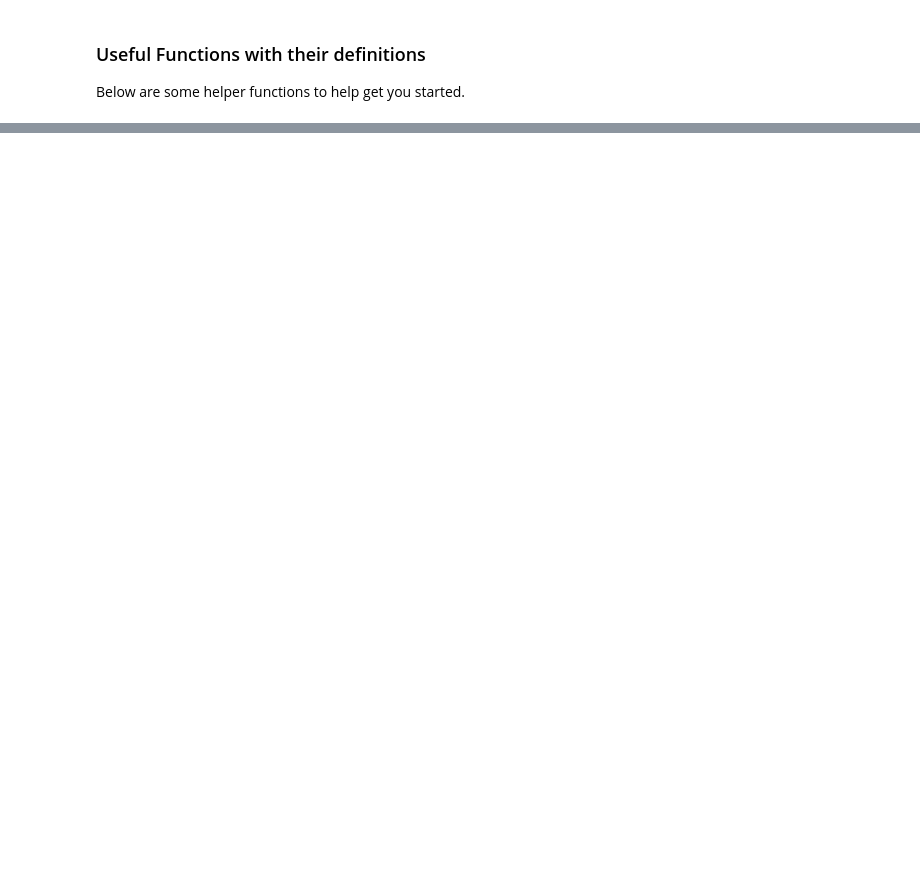
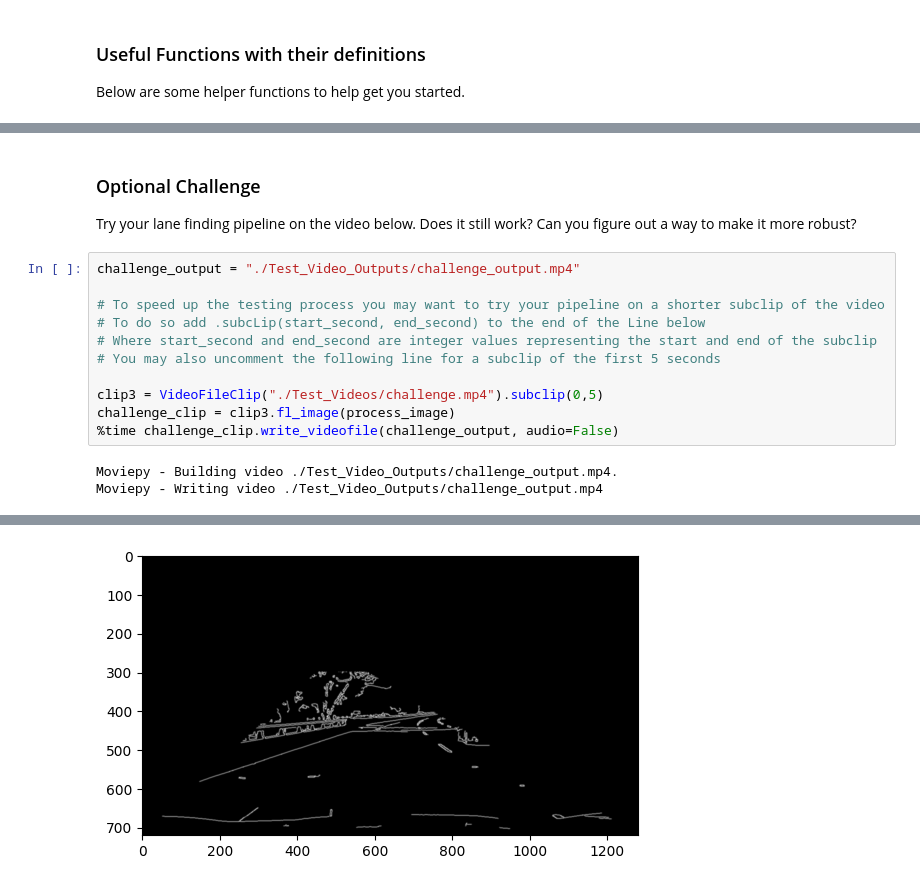
Before and after one commit to gtrupiano/ADAS-Lane-Keeping-Robot, a Jupyter notebook: IPR_1/Given_Term_Project_Code.ipynb, the cells around one changed output, grey strips where cells are left out. Cells and saved outputs as stored; diff of their text form; blank space fills up the shorter version.

```diff
--- a/IPR_1/Given_Term_Project_Code.ipynb
+++ b/IPR_1/Given_Term_Project_Code.ipynb
@@ -96,0 +356,18 @@ plt.imshow(gray_img, cmap='gray')
+# %% [markdown]
+### Optional Challenge
+
+Try your lane finding pipeline on the video below. Does it still work? Can you figure out a way to make it more robust?
+# %%
+challenge_output = "./Test_Video_Outputs/challenge_output.mp4"
+
+# To speed up the testing process you may want to try your pipeline on a shorter subclip of the video
+# To do so add .subcLip(start_second, end_second) to the end of the Line below
+# Where start_second and end_second are integer values representing the start and end of the subclip
+# You may also uncomment the following line for a subclip of the first 5 seconds
+
+clip3 = VideoFileClip("./Test_Videos/challenge.mp4").subclip(0,5)
+challenge_clip = clip3.fl_image(process_image)
+%time challenge_clip.write_videofile(challenge_output, audio=False)
+# %% [output]
+Moviepy - Building video ./Test_Video_Outputs/challenge_output.mp4.
+Moviepy - Writing video ./Test_Video_Outputs/challenge_output.mp4
@@ -96,0 +378 @@ plt.imshow(gray_img, cmap='gray')
+[figure, added]
```
Also changed, not shown: parts of 18 cells of this notebook, 3 other files.
